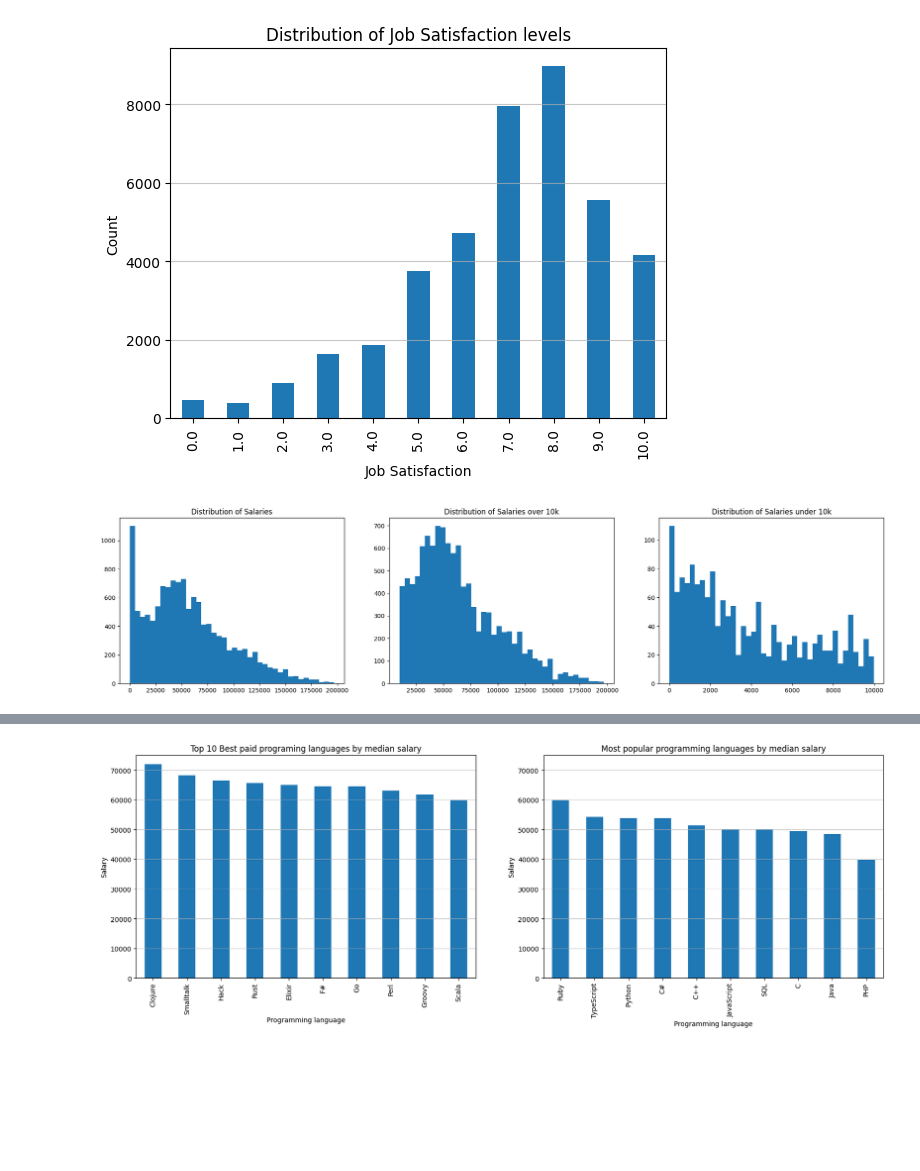
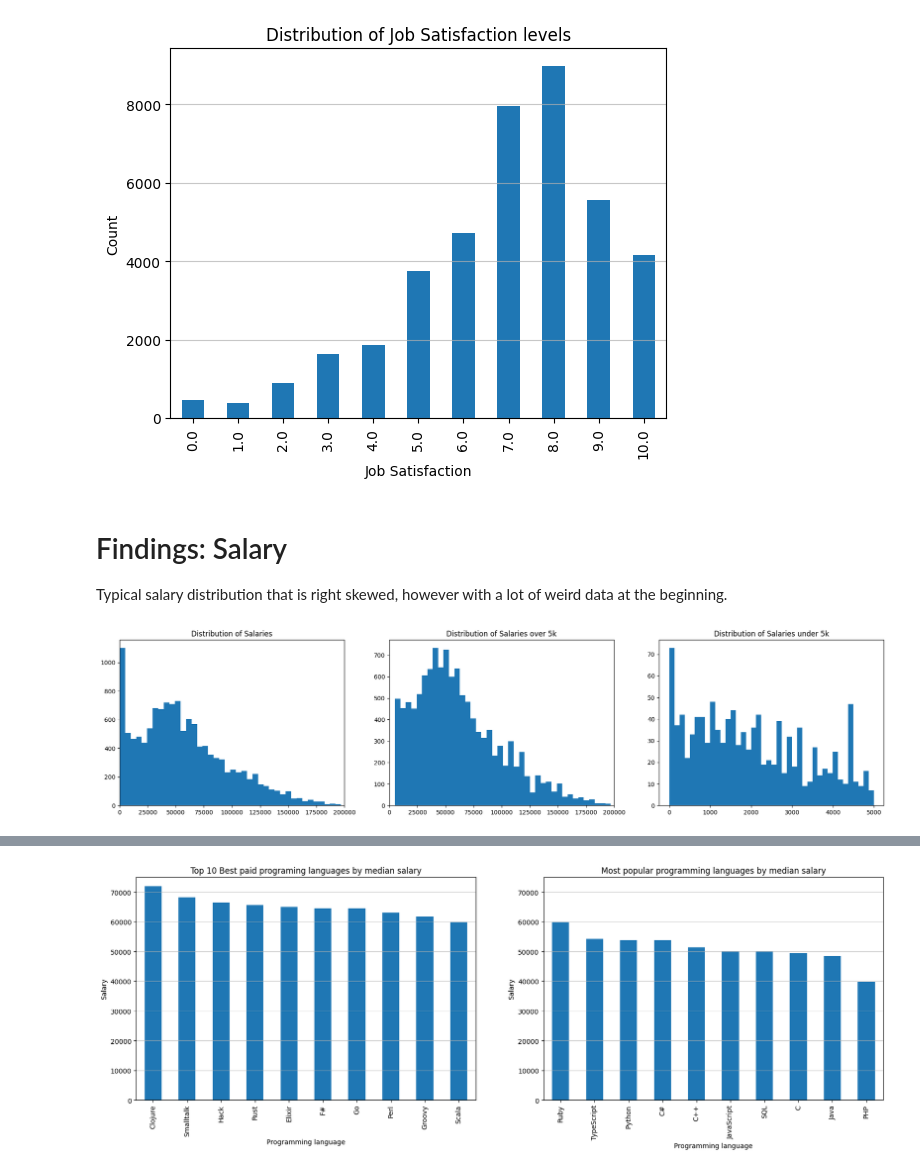
Before and after one commit to codemaster004/DataMiningStackOverflow, a Jupyter notebook: notebooks/eda.ipynb, the cells around one changed output, grey strips where cells are left out. Cells and saved outputs as stored; diff of their text form; code cells hidden in the pictures; blank space fills up the shorter version.

Commit message:
current new plots

```diff
--- a/notebooks/eda.ipynb
+++ b/notebooks/eda.ipynb
@@ -94,26 +107,31 @@ plt.grid(axis='y', linestyle='-', alpha=0.7)
 plt.show()
 # %% [output]
 [figure]
+# %% [markdown]
+# Findings: Salary
+Typical salary distribution that is right skewed, however with a lot of weird data at the beginning.
 # %%
 fig, axes = plt.subplots(nrows=1, ncols=3, figsize=(23, 5))
 
 axes[0].hist(df['Salary'], bins=40)
 axes[0].set_title('Distribution of Salaries')
+axes[0].set_xlim(0, 200_000)
 
-axes[1].hist(df[df['Salary'] > 10000]['Salary'], bins=40)
-axes[1].set_title('Distribution of Salaries over 10k')
+axes[1].hist(df[df['Salary'] > 5_000]['Salary'], bins=40)
+axes[1].set_title('Distribution of Salaries over 5k')
+axes[1].set_xlim(0, 200_000)
 
-axes[2].hist(df[df['Salary'] < 10000]['Salary'], bins=40)
-axes[2].set_title('Distribution of Salaries under 10k')
+axes[2].hist(df[df['Salary'] < 5_000]['Salary'], bins=40)
+axes[2].set_title('Distribution of Salaries under 5k')
 
 # plt.hist(df[df['Salary'] > 10000]['Salary'], bins=40)
 
 # plt.title('Distribution of Salary over 10k')
 # plt.ylabel('Count')
 # plt.xlabel('Salary')
 #
 # plt.grid(axis='y', linestyle='-', alpha=0.7)
 
 plt.show()
 # %% [output]
-[figure, old version]
+[figure, new version]
```
Also changed, not shown: parts of 10 cells of this notebook, 1 other file.
